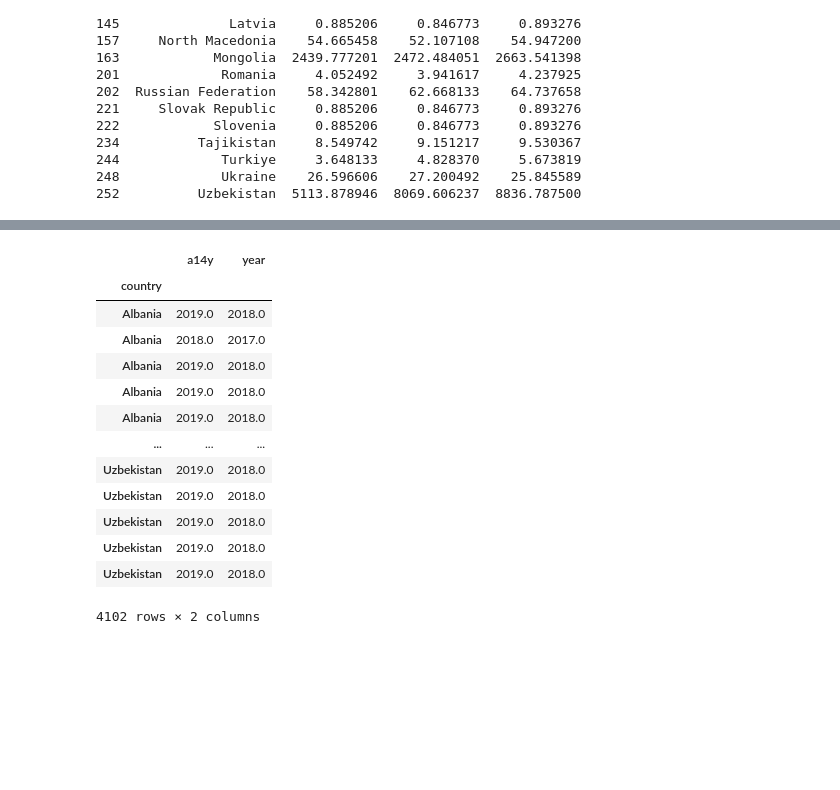
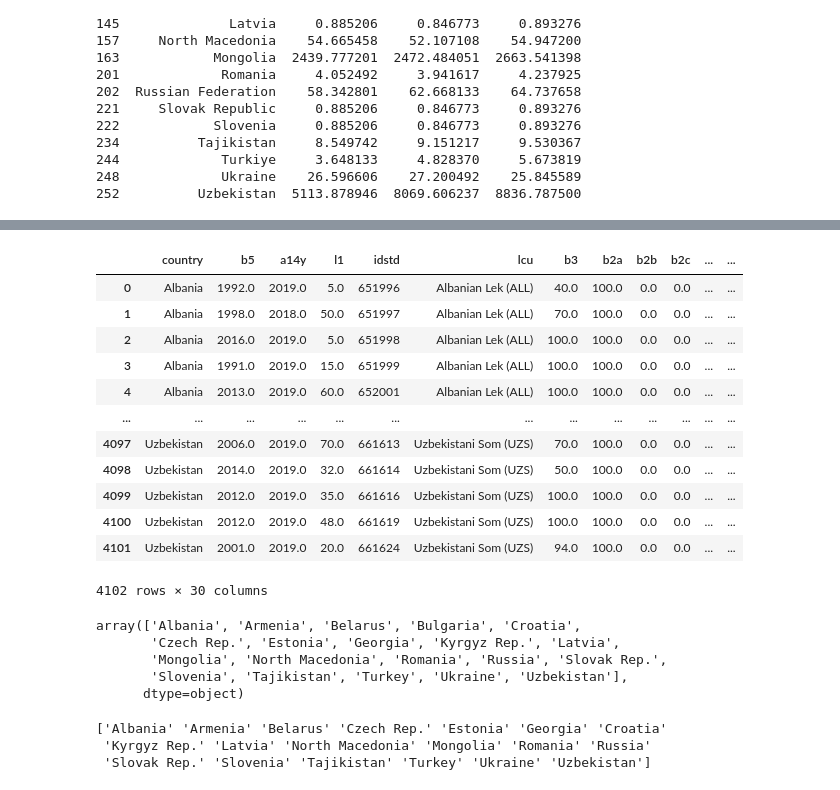
Before and after one commit to ella4-boop/innovation, a Jupyter notebook: emergingeconomiesinvestment.ipynb, the cells around one changed output, grey strips where cells are left out. Drawn from its saved outputs; the diff is of its cells as text; code cells hidden in the pictures; blank space fills up the shorter version.

```diff
--- a/emergingeconomiesinvestment.ipynb
+++ b/emergingeconomiesinvestment.ipynb
@@ -156,3 +156,6 @@ survey2.head()
 | Albania | 1991.0 | 2019.0 | 15.0 | 651999 | Albanian Lek (ALL) | 100.0 | 100.0 | 0.0 | 0.0 | 2.0 | ... | ... |
 | Albania | 2013.0 | 2019.0 | 60.0 | 652001 | Albanian Lek (ALL) | 100.0 | 100.0 | 0.0 | 0.0 | 2.0 | ... | ... |
 5 rows × 28 columns
+# %%
+survey2 = survey2.reset_index()
+survey2
@@ -308,22 +325,35 @@ melted
 | 56 | Uzbekistan | 2019 | 8836.787500 |
 # %%
 survey2['year'] = survey2['a14y'] - 1
-survey2[['a14y', 'year']]
+survey2
 # %% [output]
-|  | a14y | year |
-| country |  |  |
-| Albania | 2019.0 | 2018.0 |
-| Albania | 2018.0 | 2017.0 |
-| Albania | 2019.0 | 2018.0 |
-| Albania | 2019.0 | 2018.0 |
-| Albania | 2019.0 | 2018.0 |
-| ... | ... | ... |
-| Uzbekistan | 2019.0 | 2018.0 |
-| Uzbekistan | 2019.0 | 2018.0 |
-| Uzbekistan | 2019.0 | 2018.0 |
-| Uzbekistan | 2019.0 | 2018.0 |
-| Uzbekistan | 2019.0 | 2018.0 |
+|  | country | b5 | a14y | l1 | idstd | lcu | b3 | b2a | b2b | b2c | ... | ... |
+| 0 | Albania | 1992.0 | 2019.0 | 5.0 | 651996 | Albanian Lek (ALL) | 40.0 | 100.0 | 0.0 | 0.0 | ... | ... |
+| 1 | Albania | 1998.0 | 2018.0 | 50.0 | 651997 | Albanian Lek (ALL) | 70.0 | 100.0 | 0.0 | 0.0 | ... | ... |
+| 2 | Albania | 2016.0 | 2019.0 | 5.0 | 651998 | Albanian Lek (ALL) | 100.0 | 100.0 | 0.0 | 0.0 | ... | ... |
+| 3 | Albania | 1991.0 | 2019.0 | 15.0 | 651999 | Albanian Lek (ALL) | 100.0 | 100.0 | 0.0 | 0.0 | ... | ... |
+| 4 | Albania | 2013.0 | 2019.0 | 60.0 | 652001 | Albanian Lek (ALL) | 100.0 | 100.0 | 0.0 | 0.0 | ... | ... |
+| ... | ... | ... | ... | ... | ... | ... | ... | ... | ... | ... | ... | ... |
+| 4097 | Uzbekistan | 2006.0 | 2019.0 | 70.0 | 661613 | Uzbekistani Som (UZS) | 70.0 | 100.0 | 0.0 | 0.0 | ... | ... |
+| 4098 | Uzbekistan | 2014.0 | 2019.0 | 32.0 | 661614 | Uzbekistani Som (UZS) | 50.0 | 100.0 | 0.0 | 0.0 | ... | ... |
+| 4099 | Uzbekistan | 2012.0 | 2019.0 | 35.0 | 661616 | Uzbekistani Som (UZS) | 100.0 | 100.0 | 0.0 | 0.0 | ... | ... |
+| 4100 | Uzbekistan | 2012.0 | 2019.0 | 48.0 | 661619 | Uzbekistani Som (UZS) | 100.0 | 100.0 | 0.0 | 0.0 | ... | ... |
+| 4101 | Uzbekistan | 2001.0 | 2019.0 | 20.0 | 661624 | Uzbekistani Som (UZS) | 94.0 | 100.0 | 0.0 | 0.0 | ... | ... |
-4102 rows × 2 columns
+4102 rows × 30 columns
+# %%
+survey2['country'].unique()
+# %% [output]
+array(['Albania', 'Armenia', 'Belarus', 'Bulgaria', 'Croatia',
+       'Czech Rep.', 'Estonia', 'Georgia', 'Kyrgyz Rep.', 'Latvia',
+       'Mongolia', 'North Macedonia', 'Romania', 'Russia', 'Slovak Rep.',
+       'Slovenia', 'Tajikistan', 'Turkey', 'Ukraine', 'Uzbekistan'],
+      dtype=object)
+# %%
+print(melted['country'].unique())
+# %% [output]
+['Albania' 'Armenia' 'Belarus' 'Czech Rep.' 'Estonia' 'Georgia' 'Croatia'
+ 'Kyrgyz Rep.' 'Latvia' 'North Macedonia' 'Mongolia' 'Romania' 'Russia'
+ 'Slovak Rep.' 'Slovenia' 'Tajikistan' 'Turkey' 'Ukraine' 'Uzbekistan']
 # %%
 melted['year'] = melted['year'].astype(int)
 
```
Also changed, not shown: parts of 14 cells of this notebook.
